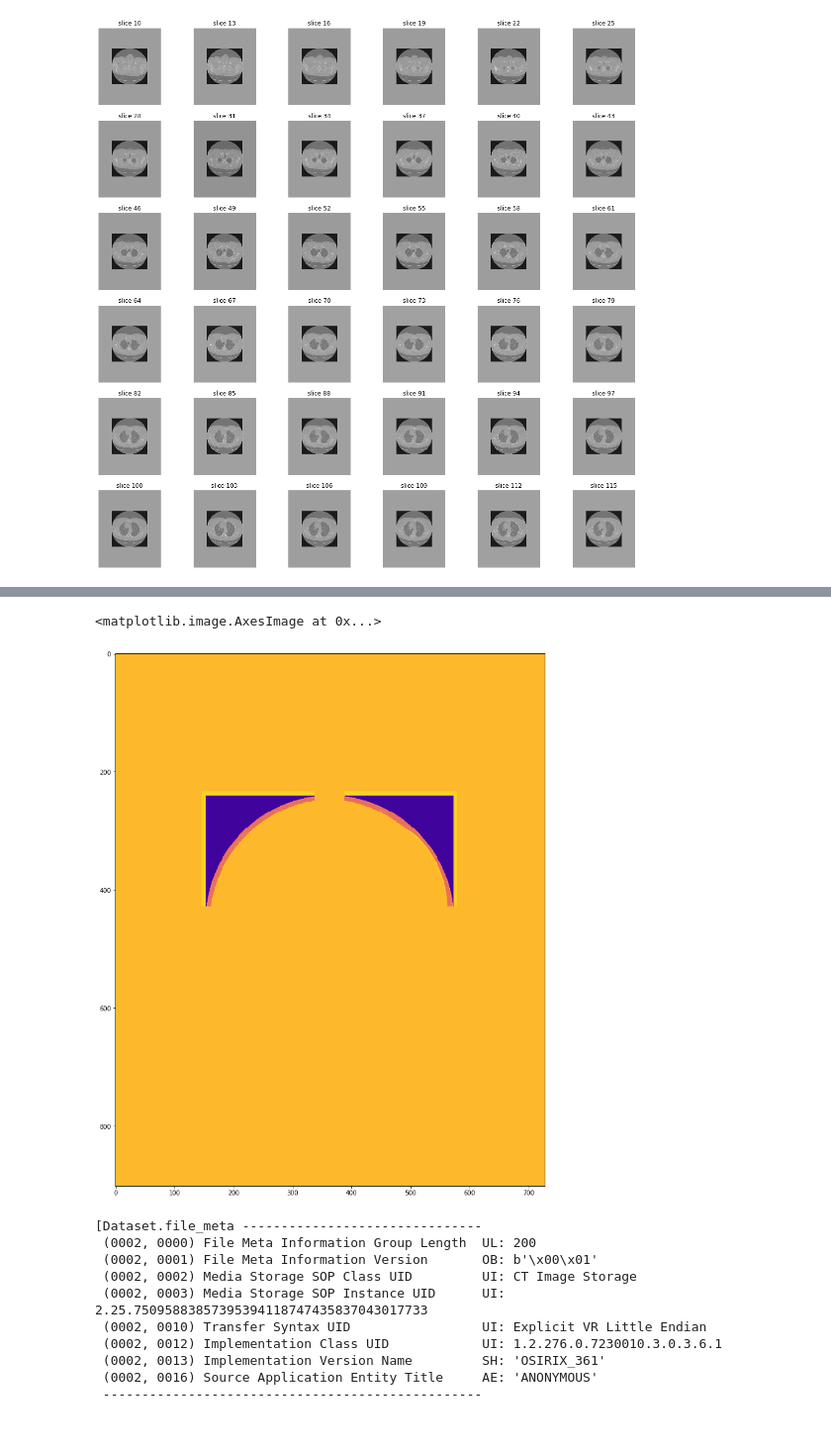
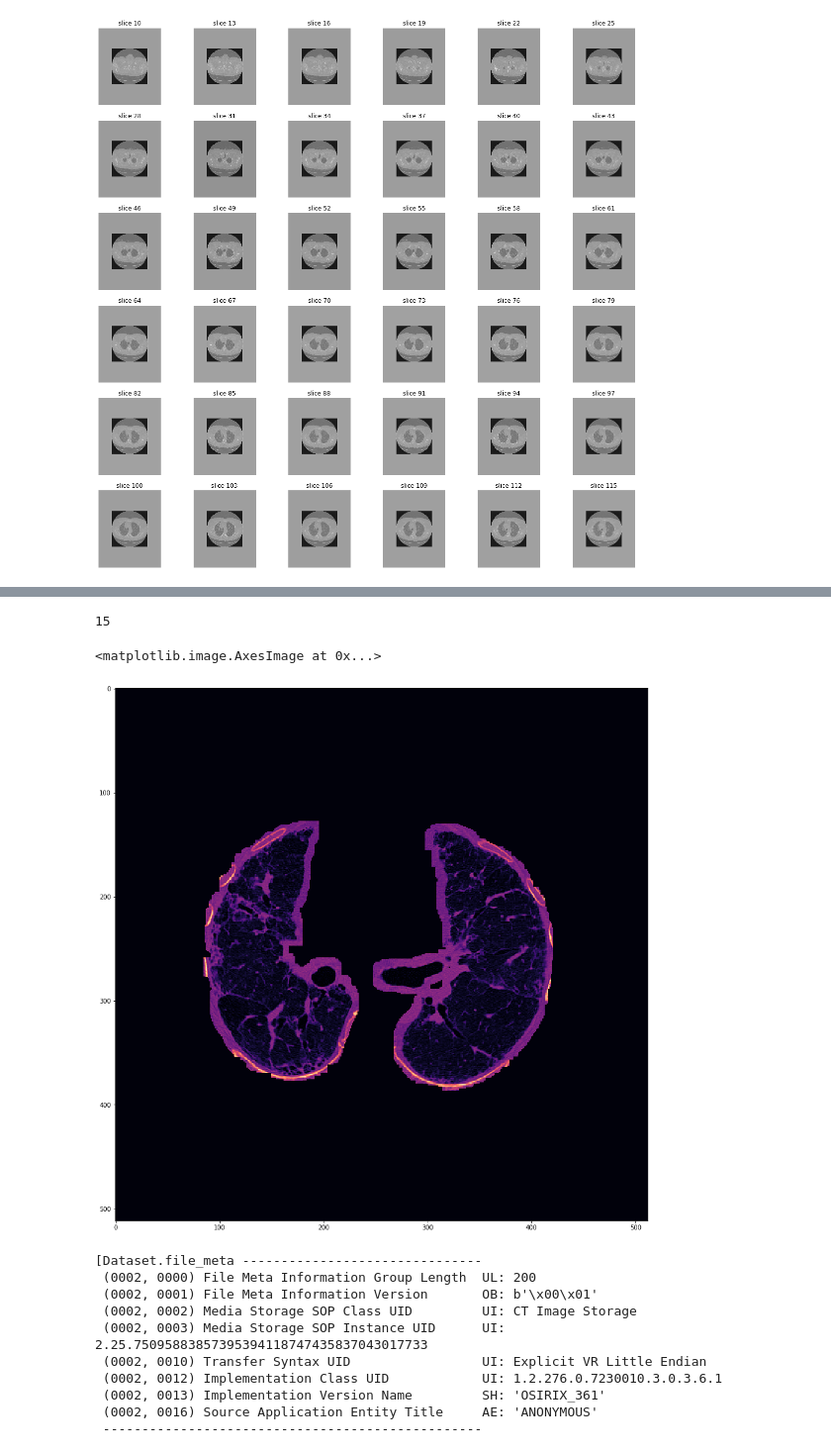
Before and after one commit to EdMDias/OSIC_kaggle_project, a Jupyter notebook: largest_slice_of_lung.ipynb, the cells around one changed output, grey strips where cells are left out. Shown at 99% size. Cells and saved outputs as stored; diff of their text form; code cells hidden in the pictures.

```diff
--- a/largest_slice_of_lung.ipynb
+++ b/largest_slice_of_lung.ipynb
@@ -97,2 +82,0 @@ plt.imshow(crop_center(imgs[0]))
-# %%
-for i in range(imgs.shape[0]):
@@ -105 +83,17 @@ imgs_
+# %%
+def shape_512(array):
+
+    array_512 = np.zeros([array.shape[0],512,512])
+
+    for i in range(array.shape[0]):
+        array_512[i] = crop_center(array[i])
+
+    return array_512
+
+# imgs_512 = np.zeros([imgs.shape[0],512,512])
+
+# for i in range(imgs.shape[0]):
+#     imgs_512[i] = crop_center(imgs[i])
+# %%
+imgs_512 = shape_512(imgs)
 # %%
@@ -266,10 +244,12 @@ def best_lungmask(slices):
 def best_lungmask2(slices):
     img = make_lungmask(slices[0])
     pixel_nr = (img != 0).sum()
+    nr = 0
     for i in range(1,len(slices)):
         tmp_img = make_lungmask(slices[i])
         tmp_pixel_nr = (tmp_img != 0).sum()
         if tmp_pixel_nr > pixel_nr:
             img = tmp_img
             pixel_nr = tmp_pixel_nr
-    return img
+            nr = i
+    return img, nr
@@ -276,9 +262,13 @@ def best_lungmask2(slices):
+# %%
+best_lungmask2(imgs_512)[1]
+# %% [output]
+15
 # %%
 plt.figure(figsize=(16,16))
-plt.imshow(best_lungmask2(imgs_after_resamp), cmap="plasma")
+plt.imshow(best_lungmask2(imgs_512), cmap='magma')
 # %% [output]
 <matplotlib.image.AxesImage at 0x...>
-[figure, old version]
+[figure, new version]
 # %%
 lst = []
 for pat in patients:
```
Also changed, not shown: parts of 25 cells of this notebook, 1 other file.
